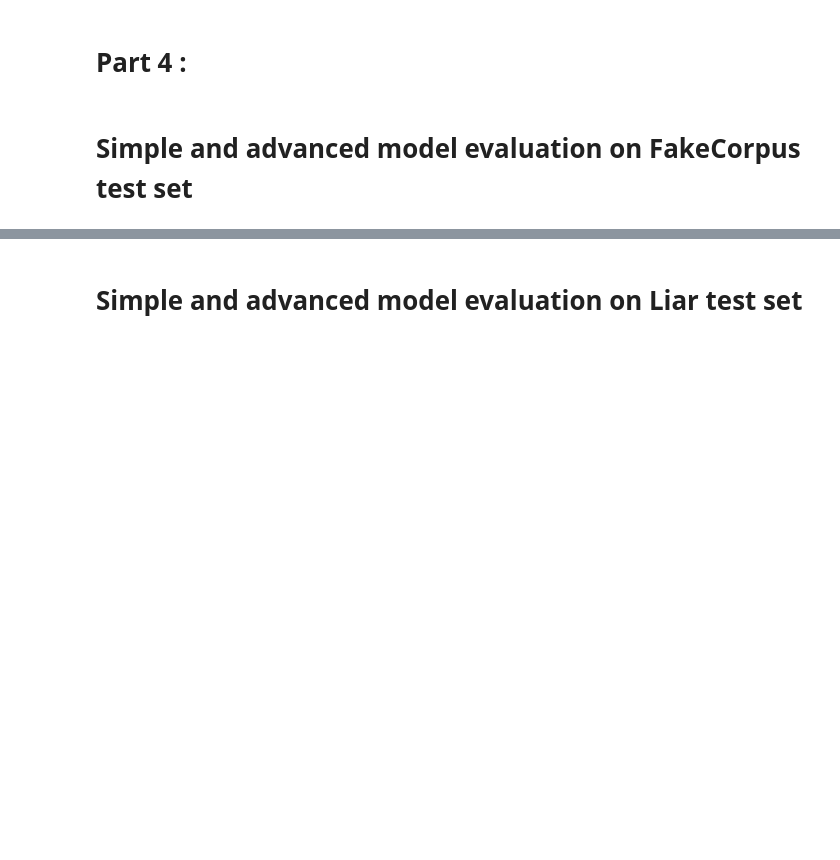
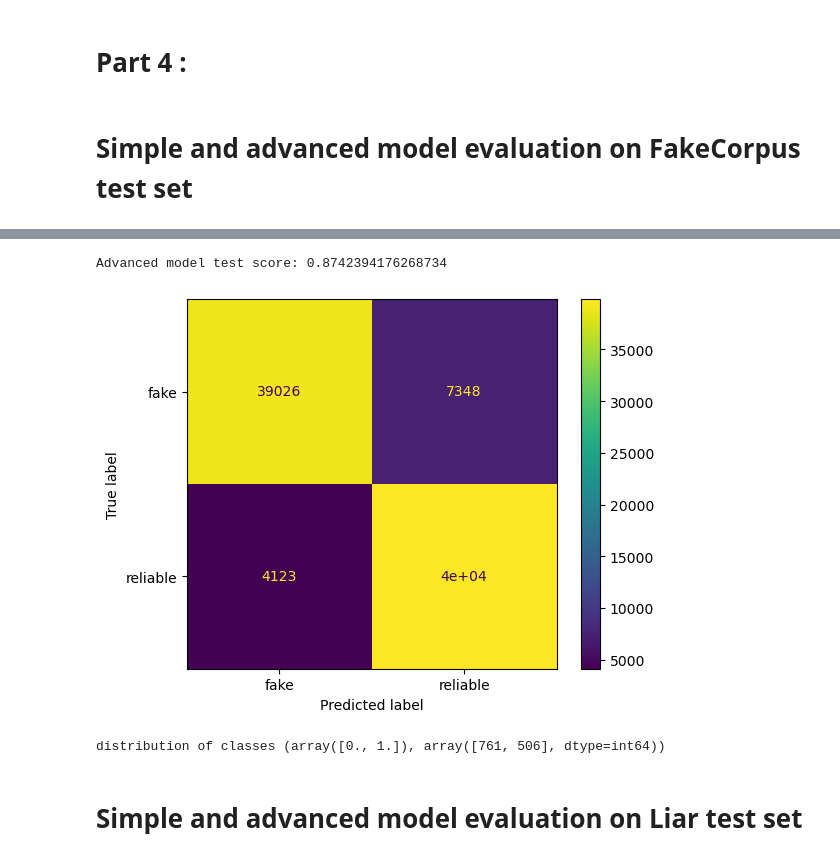
Before and after one commit to SofusEriksen/Fake_News_Project, a Jupyter notebook: Final project.ipynb, the cells around one changed output, grey strips where cells are left out. Cells and saved outputs as stored; diff of their text form; code cells hidden in the pictures; blank space fills up the shorter version.

```diff
--- a/Final project.ipynb
+++ b/Final project.ipynb
@@ -661,3 +673,20 @@ print(f"Advanced model test score: {score_test_adv}")
+# %%
+# advanced model - MLPclassifier
+# word2vec embedding, 300 dimensions
+test_preds_adv = w2v_300_MLP.predict(w2v_300_test)
+score_test_adv = f1_score(y[test],test_preds_adv)
+print(f"Advanced model test score: {score_test_adv}")
+
+#test_preds_adv = w2v_300_rf.predict(w2v_300_test)
+#score_test_adv = f1_score(y[test],test_preds_adv)
+#print(f"random forest test score: {score_test_adv}")
+
+cm = ConfusionMatrixDisplay.from_estimator(w2v_300_MLP, w2v_300_test, y[test],display_labels=['fake','reliable'])
+cm
+cm.figure_.savefig('cm_adv_corpus.png')
+# %% [output]
+Advanced model test score: 0.8742394176268734
+[figure, added]
 # %%
 def create_liar_labels(types):
     labels_arr = np.empty(len(types))
@@ -671,7 +700,9 @@ def create_liar_labels(types):
 liar_test = pd.read_csv("test.tsv", sep = '\t',names=['id','label','statement','subject','speaker','speaker_job','state','party','barely_true',\
                                                        'false','half-true','mostly-true','lie','context'])
 liar_test_y = create_liar_labels(liar_test['label'])
-print(np.unique(liar_test_y, return_counts=True))
+print("distribution of classes", np.unique(liar_test_y, return_counts=True))
+# %% [output]
+distribution of classes (array([0., 1.]), array([761, 506], dtype=int64))
 # %% [markdown]
 # Simple and advanced model evaluation on Liar test set
 # %%
```
Also changed, not shown: parts of 16 cells of this notebook.
